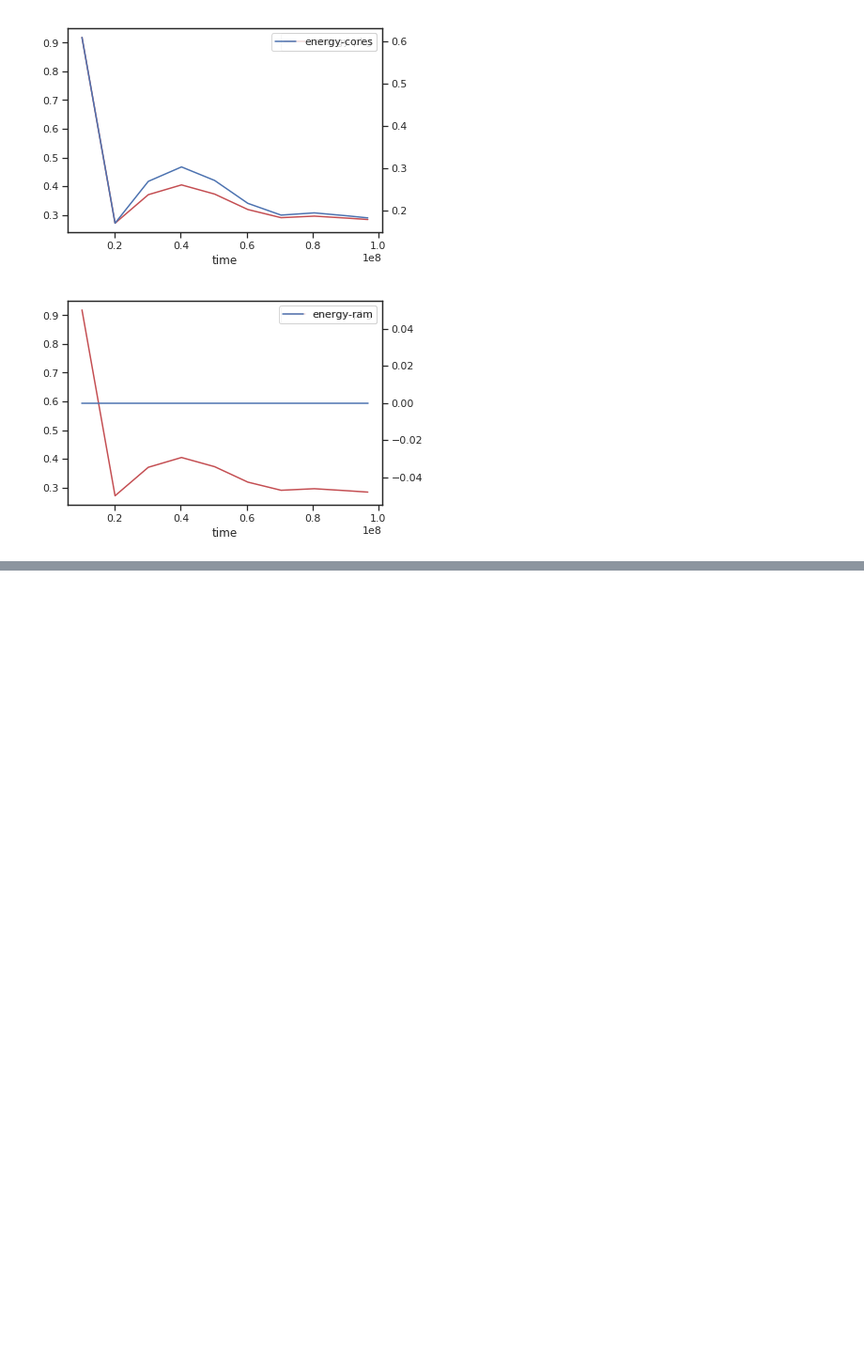
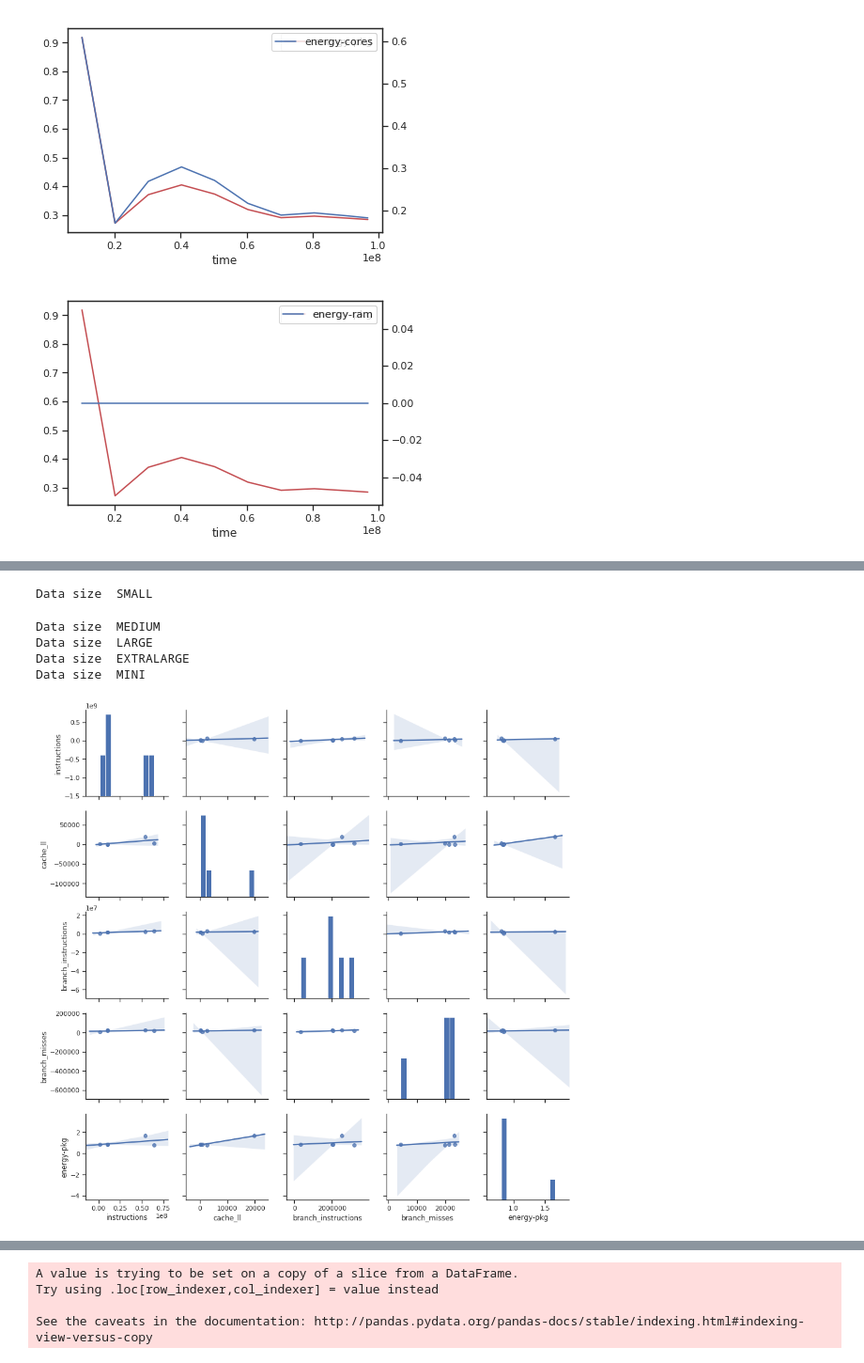
Before and after one commit to VitorRamos/energy, a Jupyter notebook: energyOptimal/perf/analysis.ipynb, the cells around one changed output, grey strips where cells are left out. Shown at 94% size. Drawn from its saved outputs; the diff is of its cells as text; code cells hidden in the pictures; blank space fills up the shorter version.

Commit message:
data

```diff
--- a/energyOptimal/perf/analysis.ipynb
+++ b/energyOptimal/perf/analysis.ipynb
@@ -377,0 +389,20 @@ for t in df.columns:
+# %%
+dfs= None
+for l in tqdm(os.listdir('data/')):
+    if l.endswith('csv') and 'pw' not in l:
+        pname= l.split('_')[0]
+        psize= l.split('_')[1]
+        df = pd.read_csv('data/'+l)
+        df_pw = pd.read_csv('data/'+l.split('.')[0]+'_pw.csv')
+        df= pd.concat([df,df_pw],axis=1)
+        df['program']= [pname]*df.shape[0]
+        df['input']= [psize]*df.shape[0]
+        dfs= pd.concat([dfs,df],axis=0)
+        #data= np.hstack([df,df_pw])
+        #print(l)
+dfs.to_csv('all.csv')
+# %%
+df= dfs[dfs['program']=='lu']
+for c in df.columns:
+    print(c)
+    display(df.groupby('input')[c].describe())
@@ -377,0 +459,12 @@ for t in df.columns:
+# %%
+for ins in dfs['input'].unique():
+    print("Data size ", ins)
+    df= dfs[ (dfs['program']=='lu')&(dfs['input']==ins) ]
+    g = sns.pairplot(df, vars=["instructions", "cache_ll", "branch_instructions", "branch_misses", "energy-pkg"], kind="reg")
+# %% [output]
+Data size  SMALL
+Data size  MEDIUM
+Data size  LARGE
+Data size  EXTRALARGE
+Data size  MINI
+[figure, added]
@@ -377,0 +475,10 @@ for t in df.columns:
+# %%
+df= dfs[dfs['program']=='lu']
+df['input']= pd.Categorical(df['input']).codes
+X=df[['instructions','cache_ll', 'branch_instructions', 'branch_misses']].values
+Y=df['input']
+# %% [output]
+A value is trying to be set on a copy of a slice from a DataFrame.
+Try using .loc[row_indexer,col_indexer] = value instead
+
+See the caveats in the documentation: http://pandas.pydata.org/pandas-docs/stable/indexing.html#indexing-view-versus-copy
```
Also changed, not shown: parts of 6 cells of this notebook.
